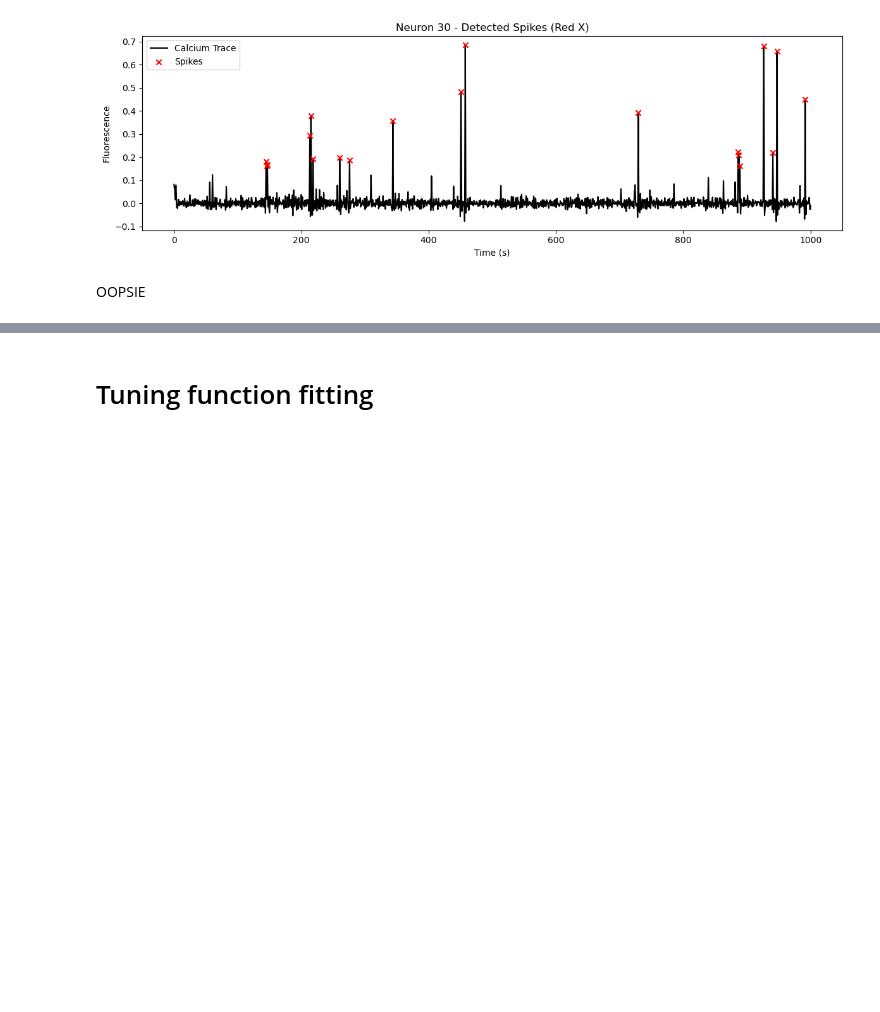
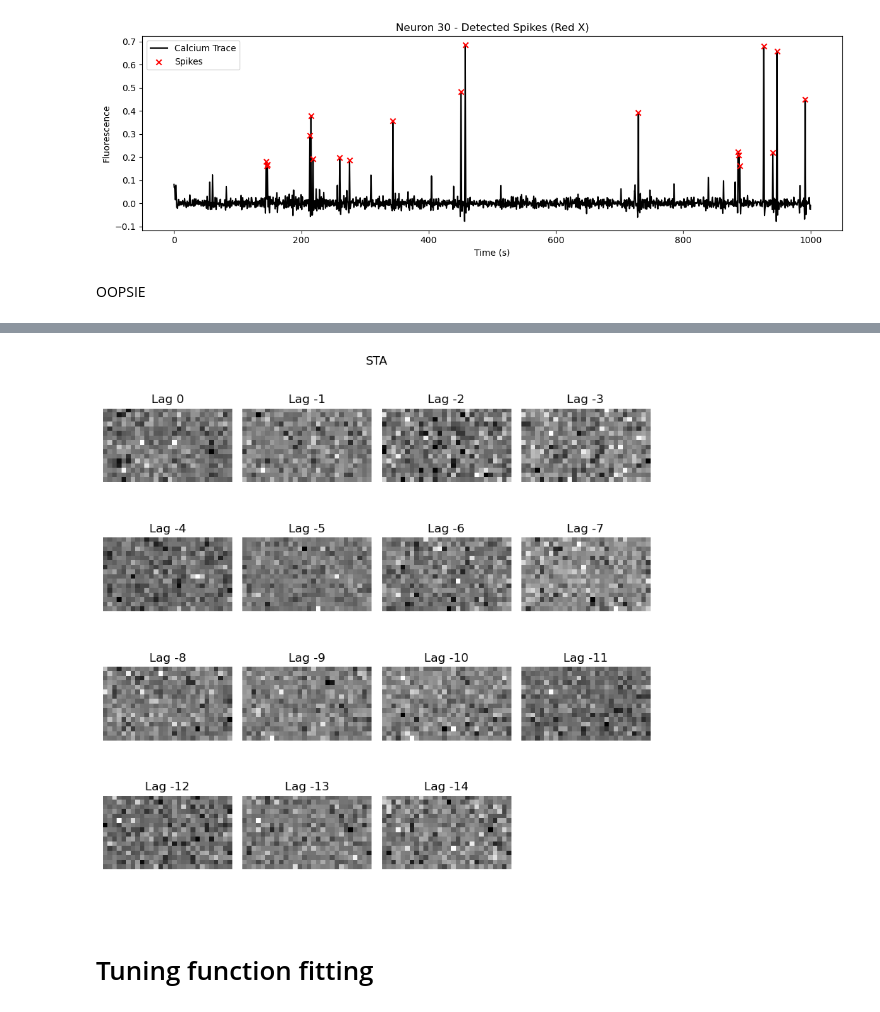
Before and after one commit to luciaganton/Neural-Data-Science, a Jupyter notebook: practical02_colab.ipynb, the cells around one changed output, grey strips where cells are left out. Cells and saved outputs as stored; diff of their text form; code cells hidden in the pictures; blank space fills up the shorter version.

```diff
--- a/practical02_colab.ipynb
+++ b/practical02_colab.ipynb
@@ -740,3 +894,33 @@ plot_oopsi_results(filtered_trace, n_traces, C_traces, neuron_idx=0, fs=fs)
+# %%
+import matplotlib.pyplot as plt
+
+
+def plot_sta_montage(sta, cmap="gray", title="STA", vmin=None, vmax=None):
+    """
+    Plots all STA time lags in a grid layout.
+    """
+    n_lags, dx, dy = sta.shape
+    n_cols = int(np.ceil(np.sqrt(n_lags)))
+    n_rows = int(np.ceil(n_lags / n_cols))
+
+    fig, axes = plt.subplots(n_rows, n_cols, figsize=(n_cols * 2, n_rows * 2))
+    axes = axes.flatten()
+
+    for i in range(n_lags):
+        ax = axes[i]
+        im = ax.imshow(sta[i], cmap=cmap, vmin=vmin, vmax=vmax)
+        ax.set_title(f"Lag {-i}")
+        ax.axis("off")
+    for j in range(i + 1, len(axes)):
+        axes[j].axis("off")
+
+    fig.suptitle(title)
+    plt.tight_layout()
+    plt.show()
+# %%
+plot_sta_montage(sta)
+# %% [output]
+[figure, added]
 # %% [markdown]
 # Tuning function fitting
 # %% [markdown]
```
Also changed, not shown: parts of 24 cells of this notebook.
